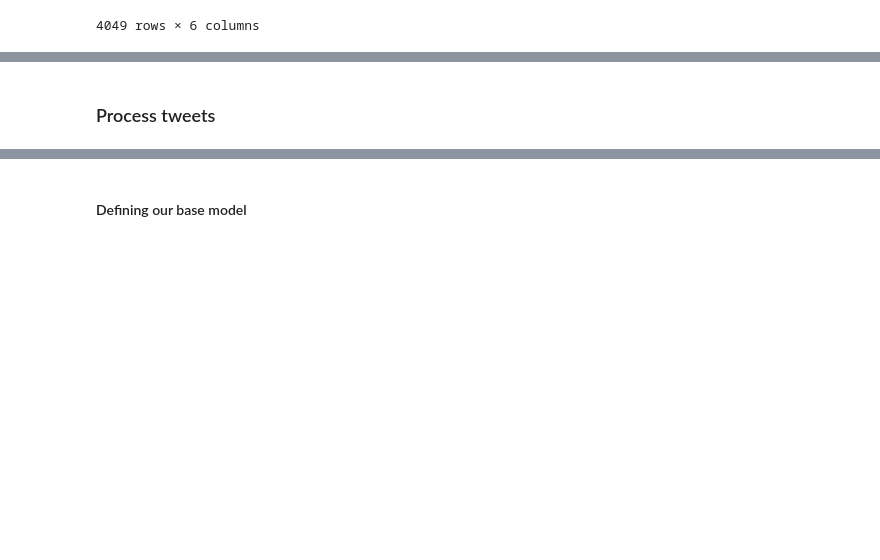
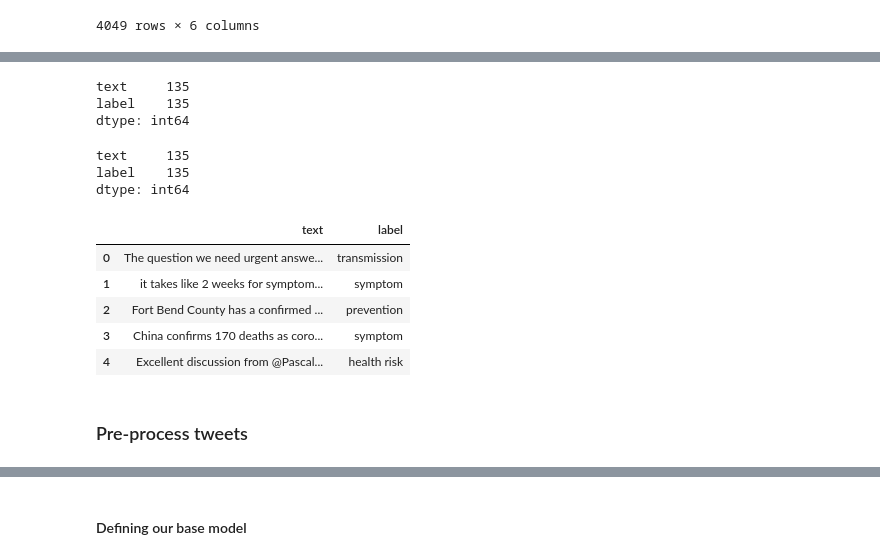
Before and after one commit to samOpare/classification-with-BERT, a Jupyter notebook: main.ipynb, the cells around one changed output, grey strips where cells are left out. Saved outputs shown, nothing was run; the diff lists cells and outputs as text; code cells hidden in the pictures; blank space fills up the shorter version.

Commit message:
classification of tweets

```diff
--- a/main.ipynb
+++ b/main.ipynb
@@ -263,4 +268,28 @@ transmission    13
 health risk      6
 Name: label, dtype: int64
+# %%
+tweet_data.count()
+# %% [output]
+text     135
+label    135
+dtype: int64
+# %%
+tweet_data.drop_duplicates(inplace=True)
+tweet_data.dropna(inplace=True)
+# %%
+tweet_data.count()
+# %% [output]
+text     135
+label    135
+dtype: int64
+# %%
+tweet_data.head()
+# %% [output]
+|  | text | label |
+| 0 | The question we need urgent answe... | transmission |
+| 1 | it takes like 2 weeks for symptom... | symptom |
+| 2 | Fort Bend County has a confirmed ... | prevention |
+| 3 | China confirms 170 deaths as coro... | symptom |
+| 4 | Excellent discussion from @Pascal... | health risk |
 # %% [markdown]
-### Process tweets
+### Pre-process tweets
```
Also changed, not shown: parts of 25 cells of this notebook.
